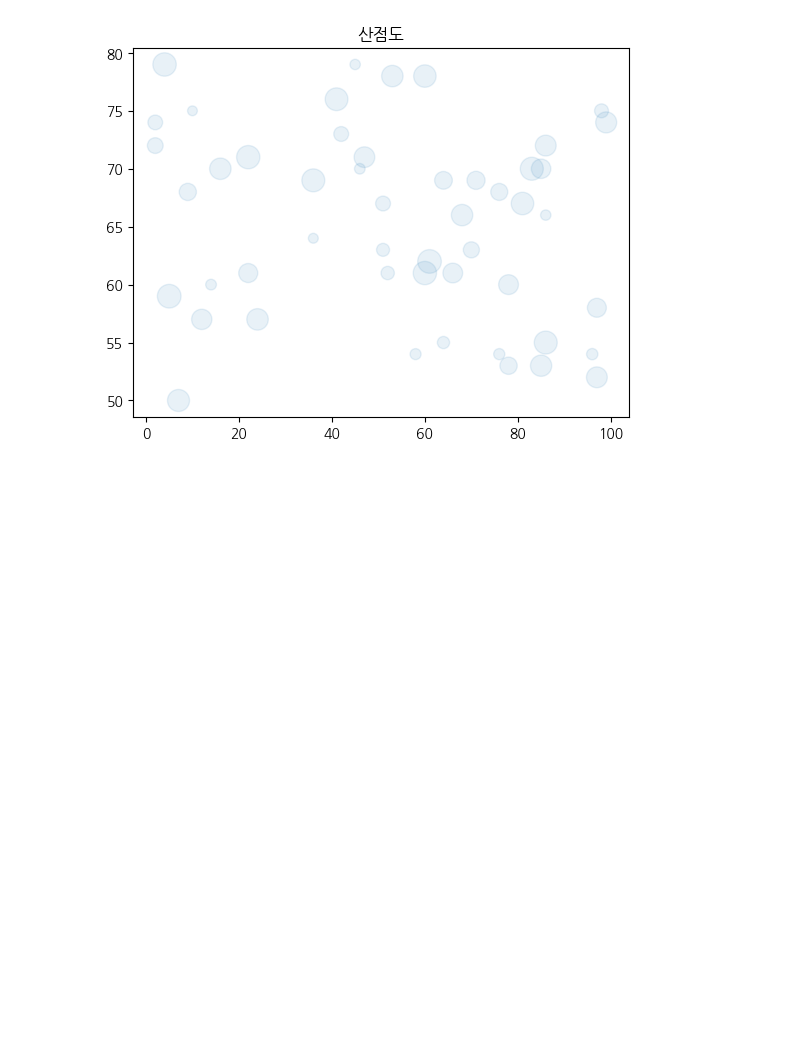
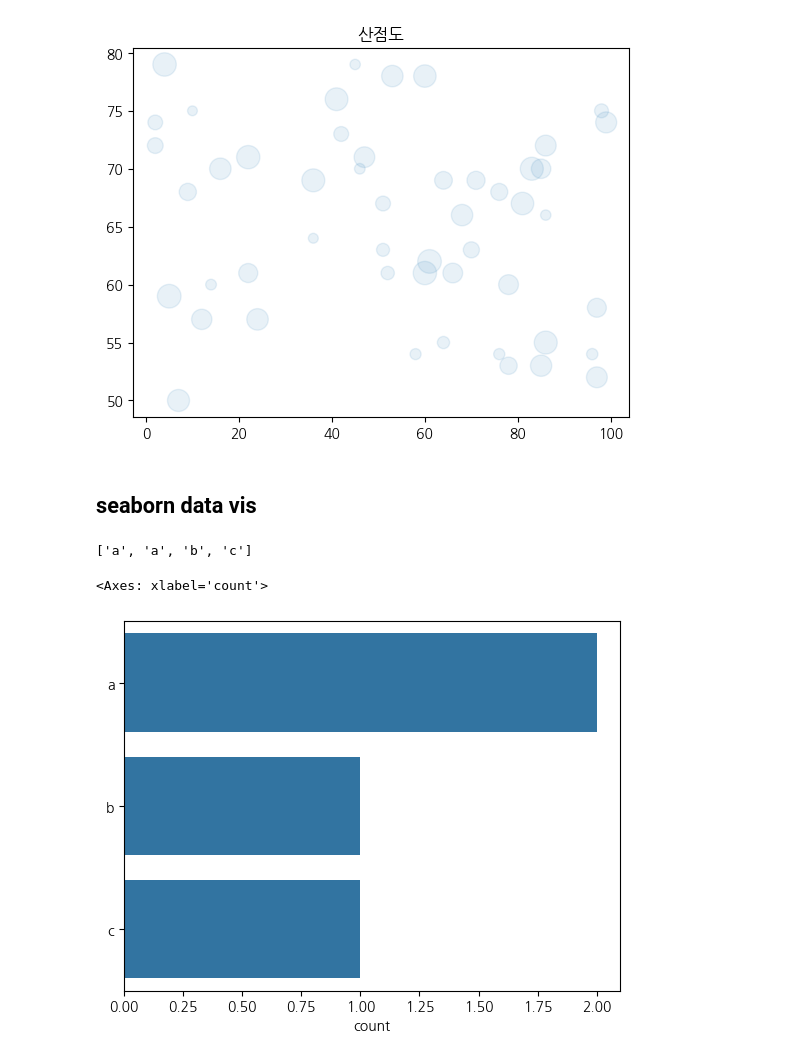
Before and after one commit to geonho27/2024-1-my-BDA, a Jupyter notebook: inclass/01w_0311_mon_bigdata_basic.ipynb, the cells around one changed output. Drawn from its saved outputs; the diff is of its cells as text; code cells hidden in the pictures; blank space fills up the shorter version.

```diff
--- a/inclass/01w_0311_mon_bigdata_basic.ipynb
+++ b/inclass/01w_0311_mon_bigdata_basic.ipynb
@@ -79,3 +79,5 @@ plt.scatter(x, y, s=s, alpha=.1)
 plt.title('산점도');
 # %% [output]
 [figure]
+# %% [markdown]
+## seaborn data vis
@@ -81,0 +86,10 @@ plt.title('산점도');
+# %%
+var = ['a', 'a', 'b', 'c']
+var
+# %% [output]
+['a', 'a', 'b', 'c']
+# %%
+sns.countplot(var)
+# %% [output]
+<Axes: xlabel='count'>
+[figure, added]
```
Also changed, not shown: parts of 4 cells of this notebook.
